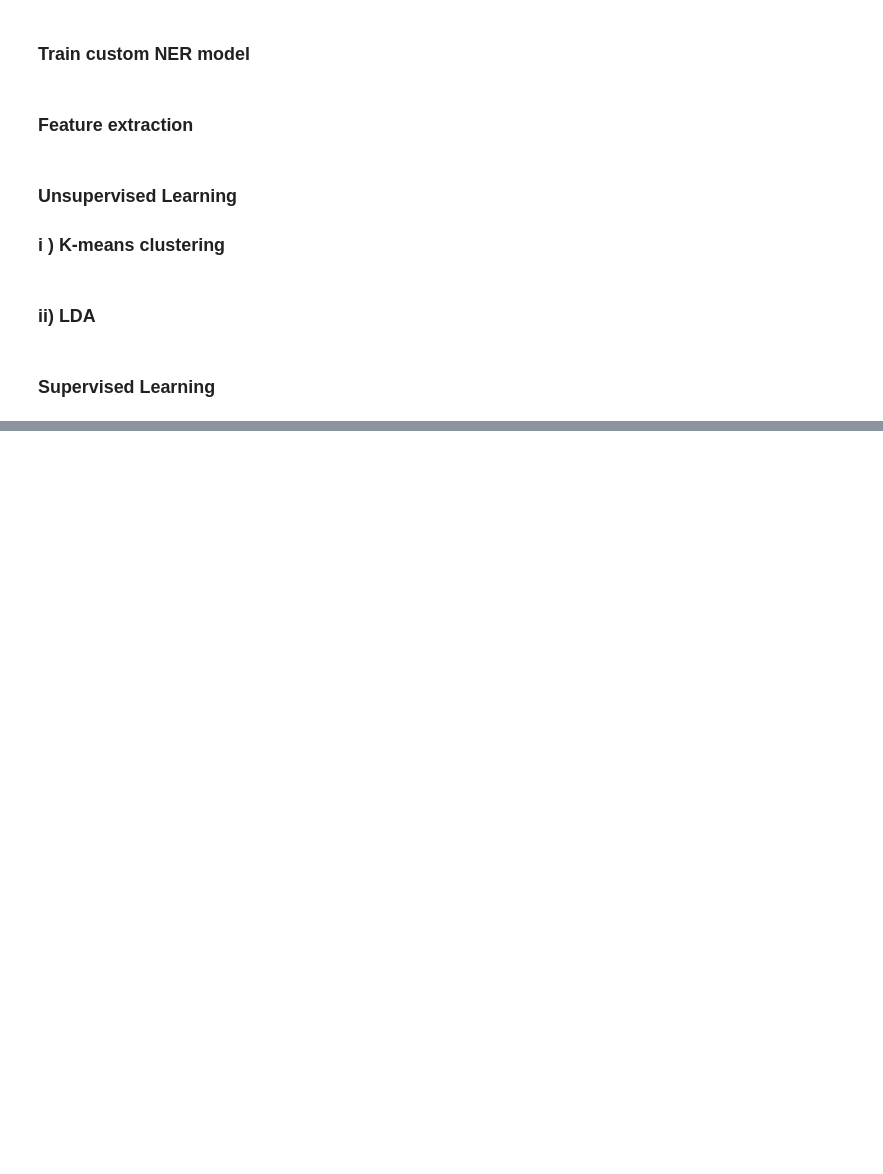
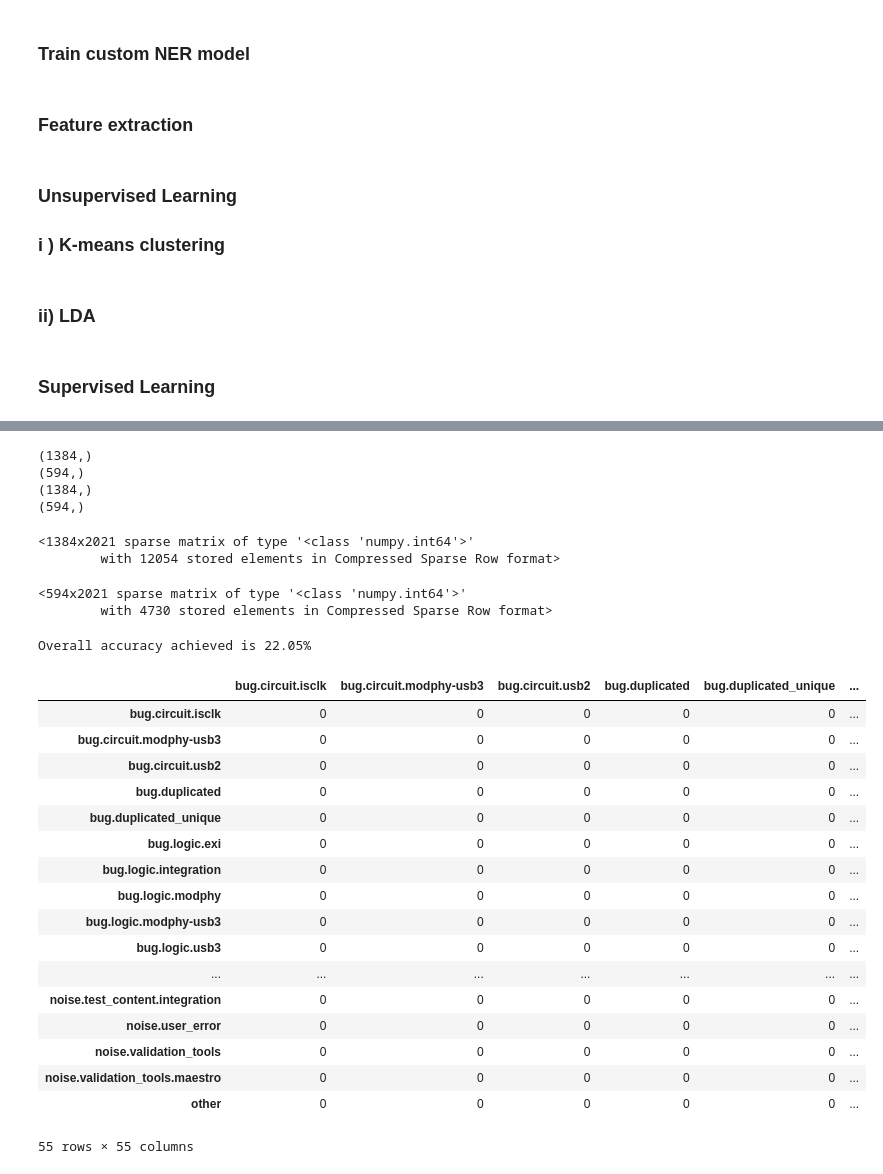
Before and after one commit to NicoleNL/ML-Track, a Jupyter notebook: Similarity_analytics_20210921.ipynb, the cells around one changed output, grey strips where cells are left out. Cells and saved outputs as stored; diff of their text form; code cells hidden in the pictures; blank space fills up the shorter version.

```diff
--- a/Similarity_analytics_20210921.ipynb
+++ b/Similarity_analytics_20210921.ipynb
@@ -1047,0 +1060,80 @@ df
+# %%
+print(X_train.shape)
+print(X_test.shape)
+print(y_train.shape)
+print(y_test.shape)
+# %% [output]
+(1384,)
+(594,)
+(1384,)
+(594,)
+# %%
+#feature extraction
+column = X_train
+ngram_range = (1,1)
+ascending = False
+fe_type = "bagofwords"
+
+X_train = feature_extraction(column,ngram_range,ascending,fe_type)[2]
+vec_type = feature_extraction(column,ngram_range,ascending,fe_type)[1]
+X_test = vec_type.transform(X_test)
+# %%
+X_train
+# %% [output]
+<1384x2021 sparse matrix of type '<class 'numpy.int64'>'
+        with 12054 stored elements in Compressed Sparse Row format>
+# %%
+X_test
+# %% [output]
+<594x2021 sparse matrix of type '<class 'numpy.int64'>'
+        with 4730 stored elements in Compressed Sparse Row format>
+# %%
+### naive bayes ###
+
+# fitting naive bayes to the training set
+from sklearn.naive_bayes import MultinomialNB
+from sklearn import metrics
+from sklearn.metrics import accuracy_score
+import numpy as np
+
+model = MultinomialNB()
+model.fit(X_train, y_train)
+
+# predicting test set results
+y_pred = model.predict(X_test)
+
+# % of correctly predicted
+print('Overall accuracy achieved is ' + str(round(metrics.accuracy_score(y_test, y_pred)*100,2)) + "%")
+
+# print(metrics.classification_report(y_test, y_pred,zero_division=0))
+# cf_matrix = metrics.confusion_matrix(y_test, y_pred)
+# print("Confusion matrix:\n",cf_matrix )
+# %% [output]
+Overall accuracy achieved is 22.05%
+# %%
+#confusion matrix
+cf_matrix = pd.DataFrame(
+    metrics.confusion_matrix(y_test, y_pred, labels= y_test.sort_values(ascending= True).unique()),
+    index=y_test.sort_values(ascending= True).unique(),
+    columns=y_test.sort_values(ascending= True).unique()
+)
+cf_matrix
+# %% [output]
+|  | bug.circuit.isclk | bug.circuit.modphy-usb3 | bug.circuit.usb2 | bug.duplicated | bug.duplicated_unique | ... |
+| bug.circuit.isclk | 0 | 0 | 0 | 0 | 0 | ... |
+| bug.circuit.modphy-usb3 | 0 | 0 | 0 | 0 | 0 | ... |
+| bug.circuit.usb2 | 0 | 0 | 0 | 0 | 0 | ... |
+| bug.duplicated | 0 | 0 | 0 | 0 | 0 | ... |
+| bug.duplicated_unique | 0 | 0 | 0 | 0 | 0 | ... |
+| bug.logic.exi | 0 | 0 | 0 | 0 | 0 | ... |
+| bug.logic.integration | 0 | 0 | 0 | 0 | 0 | ... |
+| bug.logic.modphy | 0 | 0 | 0 | 0 | 0 | ... |
+| bug.logic.modphy-usb3 | 0 | 0 | 0 | 0 | 0 | ... |
+| bug.logic.usb3 | 0 | 0 | 0 | 0 | 0 | ... |
+| ... | ... | ... | ... | ... | ... | ... |
+| noise.test_content.integration | 0 | 0 | 0 | 0 | 0 | ... |
+| noise.user_error | 0 | 0 | 0 | 0 | 0 | ... |
+| noise.validation_tools | 0 | 0 | 0 | 0 | 0 | ... |
+| noise.validation_tools.maestro | 0 | 0 | 0 | 0 | 0 | ... |
+| other | 0 | 0 | 0 | 0 | 0 | ... |
+55 rows × 55 columns
```
Also changed, not shown: parts of 13 cells of this notebook.
